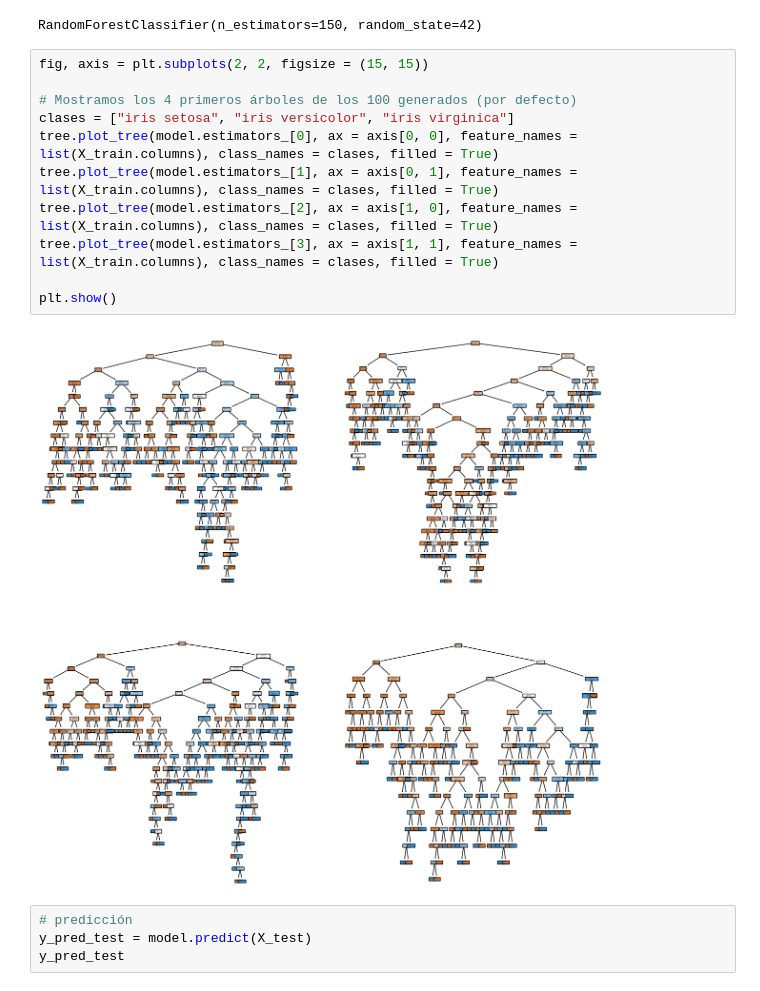
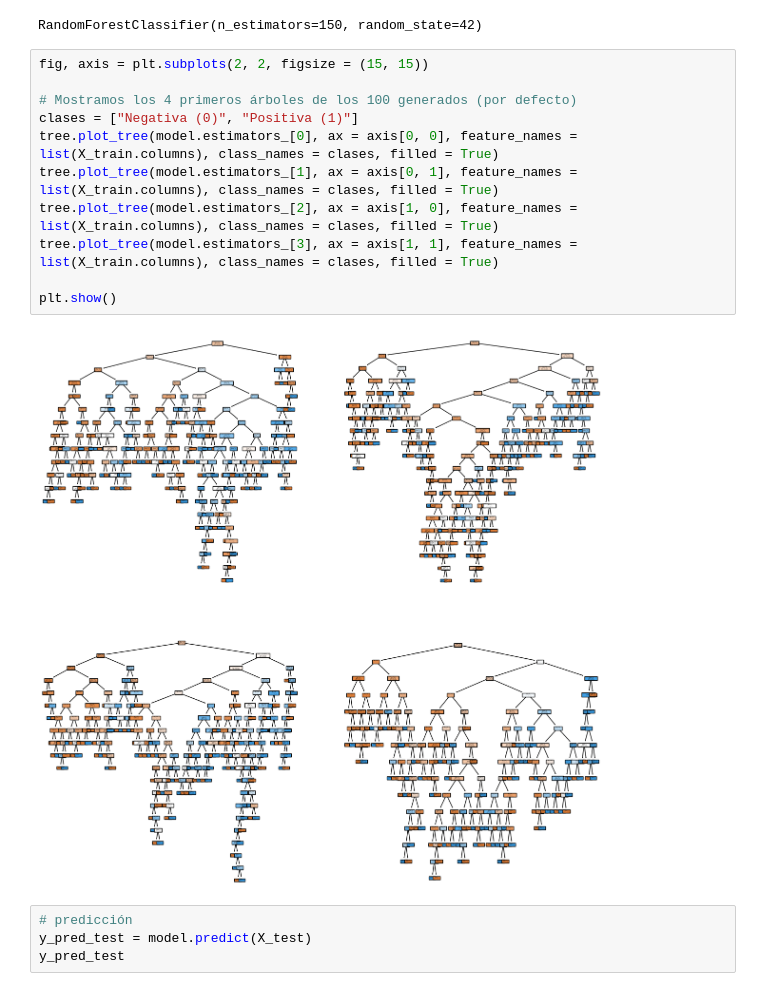
Before and after one commit to 4GeeksAcademy/machine-learning-python-template_arbol_decision_melissahm, a Jupyter notebook: src/explore_random_forest.ipynb, the cells around one changed output. Drawn from its saved outputs; the diff is of its cells as text.

```diff
--- a/src/explore_random_forest.ipynb
+++ b/src/explore_random_forest.ipynb
@@ -96,16 +96,16 @@ RandomForestClassifier(n_estimators=150, random_state=42)
 # %%
 fig, axis = plt.subplots(2, 2, figsize = (15, 15))
 
 # Mostramos los 4 primeros árboles de los 100 generados (por defecto)
-clases = ["iris setosa", "iris versicolor", "iris virginica"]
+clases = ["Negativa (0)", "Positiva (1)"]
 tree.plot_tree(model.estimators_[0], ax = axis[0, 0], feature_names = list(X_train.columns), class_names = clases, filled = True)
 tree.plot_tree(model.estimators_[1], ax = axis[0, 1], feature_names = list(X_train.columns), class_names = clases, filled = True)
 tree.plot_tree(model.estimators_[2], ax = axis[1, 0], feature_names = list(X_train.columns), class_names = clases, filled = True)
 tree.plot_tree(model.estimators_[3], ax = axis[1, 1], feature_names = list(X_train.columns), class_names = clases, filled = True)
 
 plt.show()
 # %% [output]
-[figure, old version]
+[figure, new version]
 # %%
 # predicción
 y_pred_test = model.predict(X_test)
```
Also changed, not shown: parts of 7 cells of this notebook.
